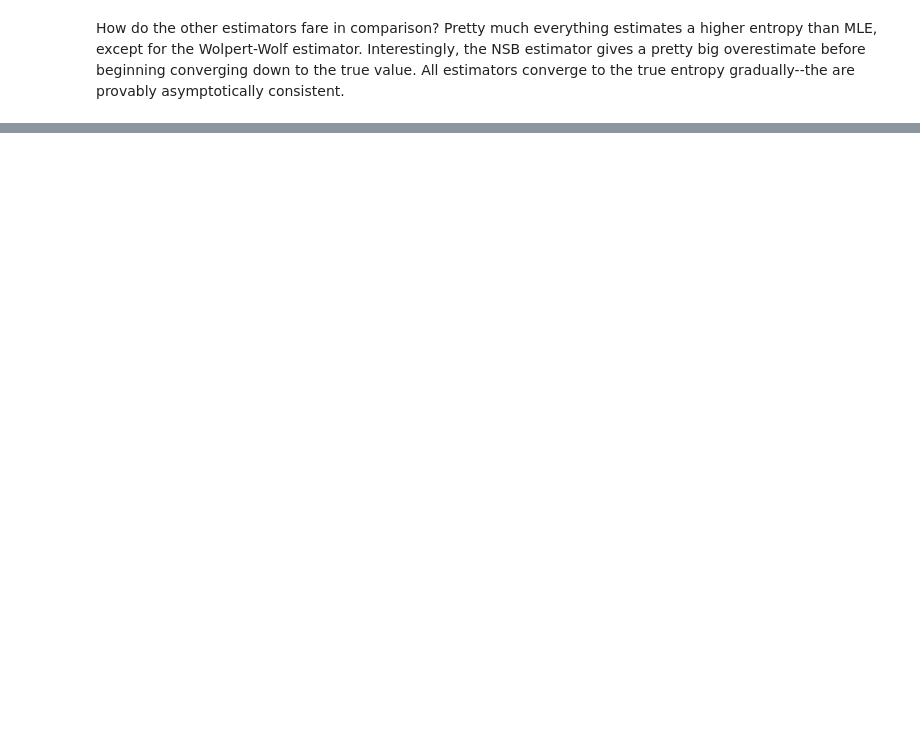
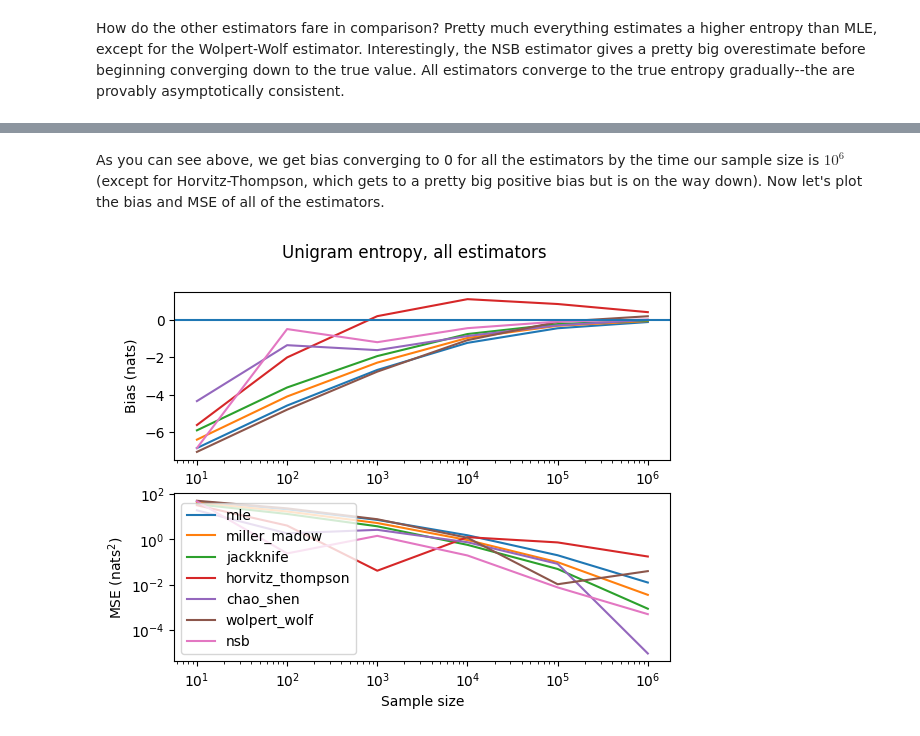
Before and after one commit to rycolab/entropy-estimation, a Jupyter notebook: Entropy Estimation.ipynb, the cells around one changed output, grey strips where cells are left out. Cells and saved outputs as stored; diff of their text form; code cells hidden in the pictures; blank space fills up the shorter version.

```diff
--- a/Entropy Estimation.ipynb
+++ b/Entropy Estimation.ipynb
@@ -201,0 +259,14 @@ plt.legend()
+# %%
+from bisect import bisect_left
+
+# precompute partial sums to speed up sampling
+distribution = [int(x * N) for x in S]
+for i in range(1, len(distribution)):
+    distribution[i] += distribution[i - 1]
+distribution = [x / N for x in distribution]
+
+# use binary search to find sampled item from random number
+def sample_corpus(distrib, sample_size):
+    return [bisect_left(distrib, obs) for obs in np.random.rand(sample_size)]
+
+sample_corpus(distribution, 10)
@@ -201,0 +277,11 @@ plt.legend()
+# %%
+biases = {estimator.__name__: [] for estimator in entropy.funcs}
+
+X = [10, 10**2, 10**3, 10**4, 10**5, 10**6]
+for sample_size in X:
+    sample = sample_corpus(distribution, sample_size)
+    stats = entropy.prob(sample)
+
+    for estimator in entropy.funcs:
+        estimate = estimator(*stats)
+        biases[estimator.__name__].append(estimate - true_entropy)
@@ -201,0 +290,6 @@ plt.legend()
+# %%
+for estimator in biases:
+    print(f'{estimator:<20}:', end=' ')
+    for bias in biases[estimator]:
+        print(f'{bias:>5.2f}', end=' ')
+    print()
@@ -201,0 +304,17 @@ plt.legend()
+# %% [markdown]
+As you can see above, we get bias converging to 0 for all the estimators by the time our sample size is $10^6$ (except for Horvitz-Thompson, which gets to a pretty big positive bias but is on the way down). Now let's plot the bias and MSE of all of the estimators.
+# %%
+fig, axs = plt.subplots(2)
+for estimator in biases:
+    axs[0].plot(X, biases[estimator], label=estimator)
+axs[0].set(ylabel='Bias (nats)', xscale='log')
+axs[0].axhline(0, label='True')
+plt.xlabel('Sample size')
+for estimator in biases:
+    axs[1].plot(X, [x**2 for x in biases[estimator]], label=estimator)
+axs[1].set(ylabel='MSE (nats$^2$)', yscale='log', xscale='log')
+fig.suptitle('Unigram entropy, all estimators')
+plt.legend()
+plt.show()
+# %% [output]
+[figure, added]
```
Also changed, not shown: parts of 21 cells of this notebook.
